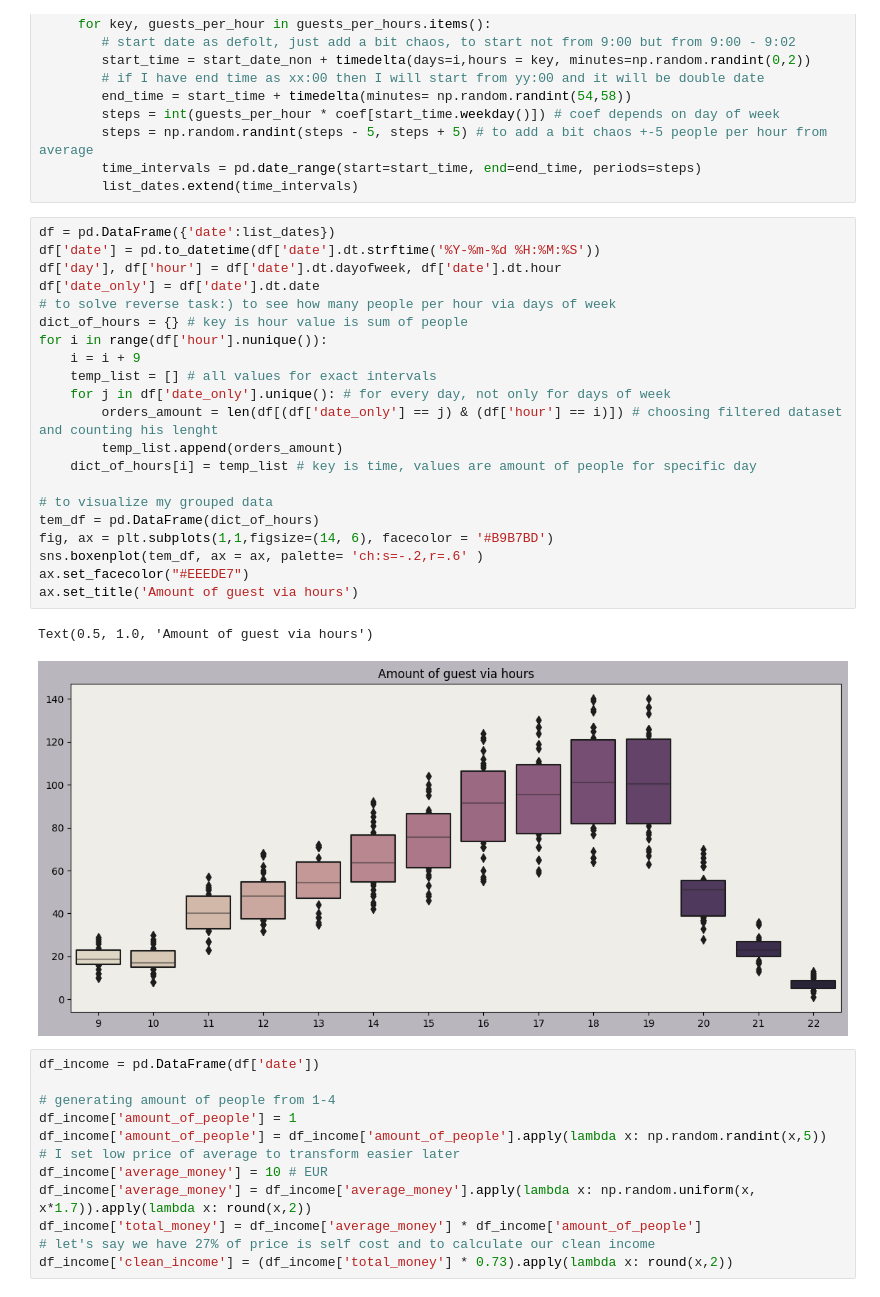
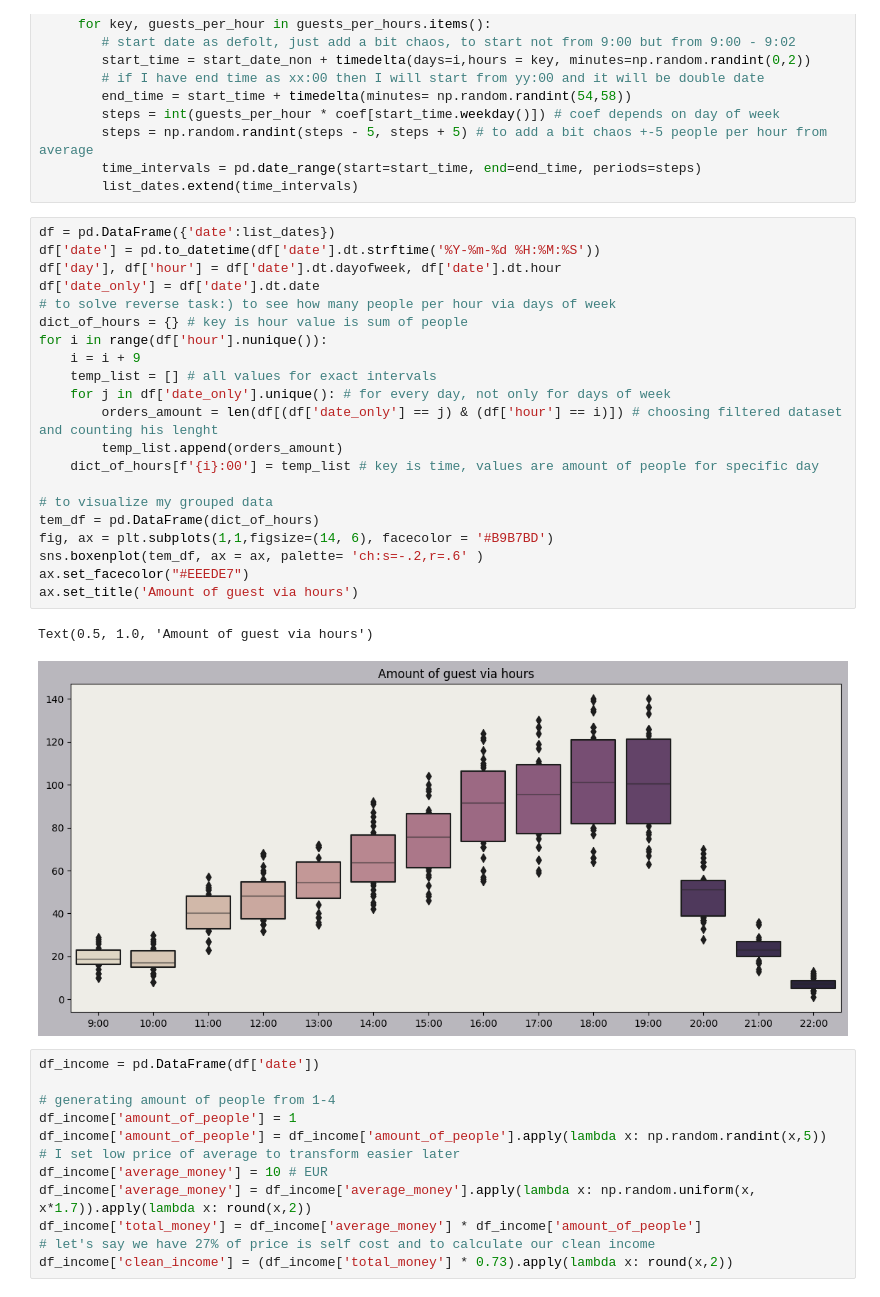
Before and after one commit to Aleksandr-ds17/EDA_Vizual, a Jupyter notebook: people_analysis/modeling.ipynb, the cells around one changed output. Saved outputs shown, nothing was run; the diff lists cells and outputs as text.

```diff
--- a/people_analysis/modeling.ipynb
+++ b/people_analysis/modeling.ipynb
@@ -44,27 +44,27 @@ for i in range(30):
 # %%
 df = pd.DataFrame({'date':list_dates})
 df['date'] = pd.to_datetime(df['date'].dt.strftime('%Y-%m-%d %H:%M:%S'))
 df['day'], df['hour'] = df['date'].dt.dayofweek, df['date'].dt.hour
 df['date_only'] = df['date'].dt.date
 # to solve reverse task:) to see how many people per hour via days of week
 dict_of_hours = {} # key is hour value is sum of people
 for i in range(df['hour'].nunique()):
     i = i + 9
     temp_list = [] # all values for exact intervals
     for j in df['date_only'].unique(): # for every day, not only for days of week
         orders_amount = len(df[(df['date_only'] == j) & (df['hour'] == i)]) # choosing filtered dataset and counting his lenght
         temp_list.append(orders_amount)
-    dict_of_hours[i] = temp_list # key is time, values are amount of people for specific day
+    dict_of_hours[f'{i}:00'] = temp_list # key is time, values are amount of people for specific day
 
 # to visualize my grouped data
 tem_df = pd.DataFrame(dict_of_hours)
 fig, ax = plt.subplots(1,1,figsize=(14, 6), facecolor = '#B9B7BD')
 sns.boxenplot(tem_df, ax = ax, palette= 'ch:s=-.2,r=.6' )
 ax.set_facecolor("#EEEDE7")
 ax.set_title('Amount of guest via hours')
 # %% [output]
 Text(0.5, 1.0, 'Amount of guest via hours')
-[figure, old version]
+[figure, new version]
 # %%
 df_income = pd.DataFrame(df['date'])
 
```
Also changed, not shown: parts of 2 cells of this notebook.
